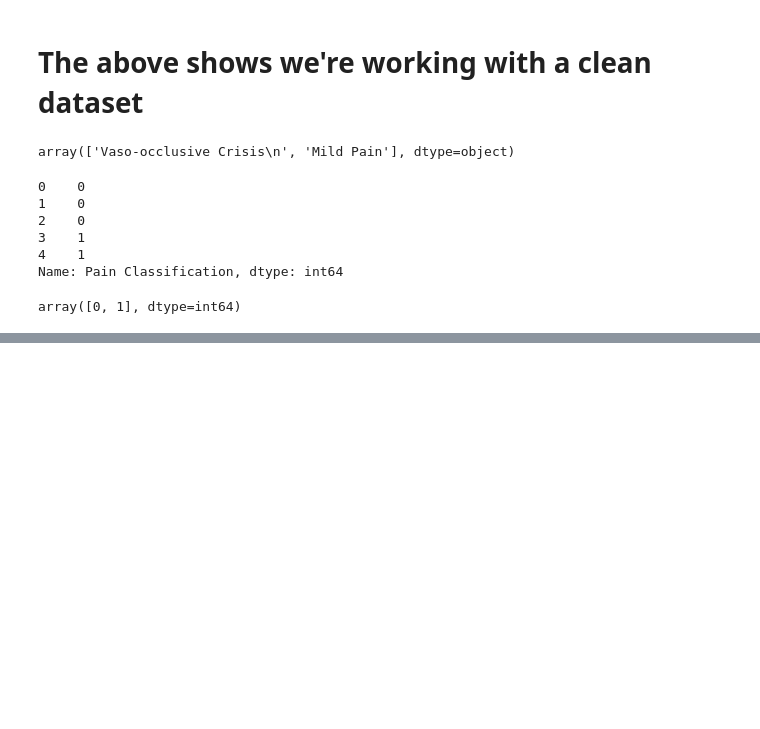
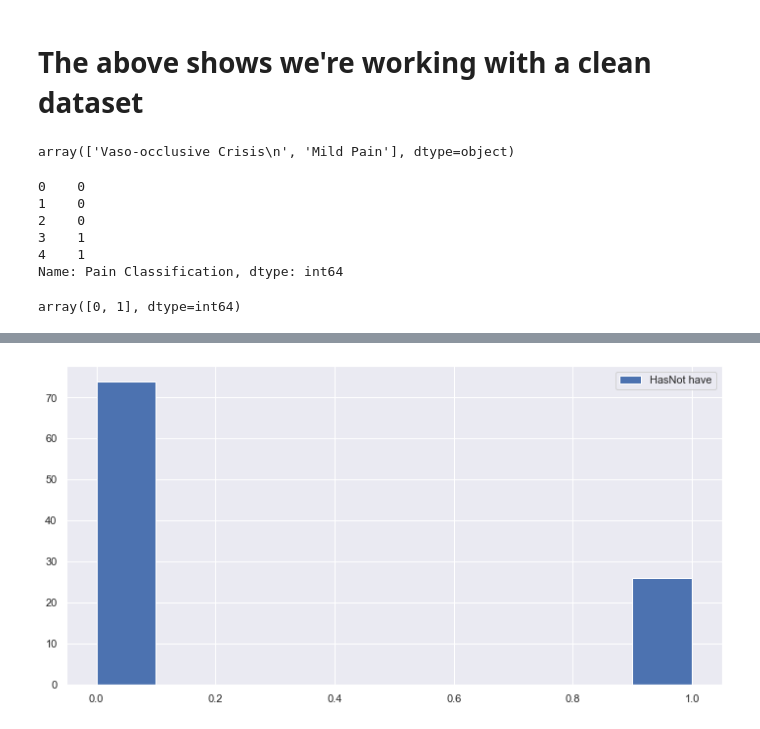
Before and after one commit to Akintola-Stephen/Sickle-cell-web-prediction-application, a Jupyter notebook: sickle_cell/ml-model/sickle-c.ipynb, the cells around one changed output, grey strips where cells are left out. Cells and saved outputs as stored; diff of their text form; code cells hidden in the pictures; blank space fills up the shorter version.

```diff
--- a/sickle_cell/ml-model/sickle-c.ipynb
+++ b/sickle_cell/ml-model/sickle-c.ipynb
@@ -98,0 +95,7 @@ array([0, 1], dtype=int64)
+# %%
+fig = pyplot.figure(figsize=(12,6))
+pyplot.hist(df['Pain Classification'])
+pyplot.legend(["Has" "Not have"])
+pyplot.show()
+# %% [output]
+[figure, added]
```
Also changed, not shown: parts of 2 cells of this notebook, 1 other file.
